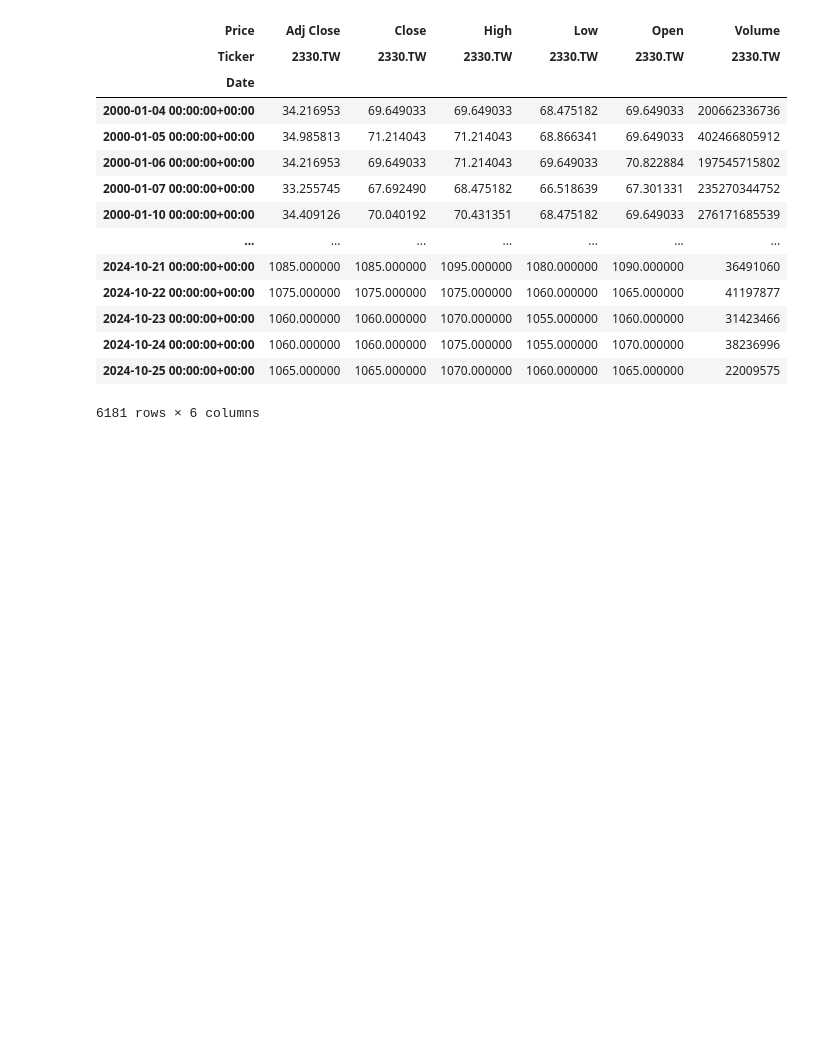
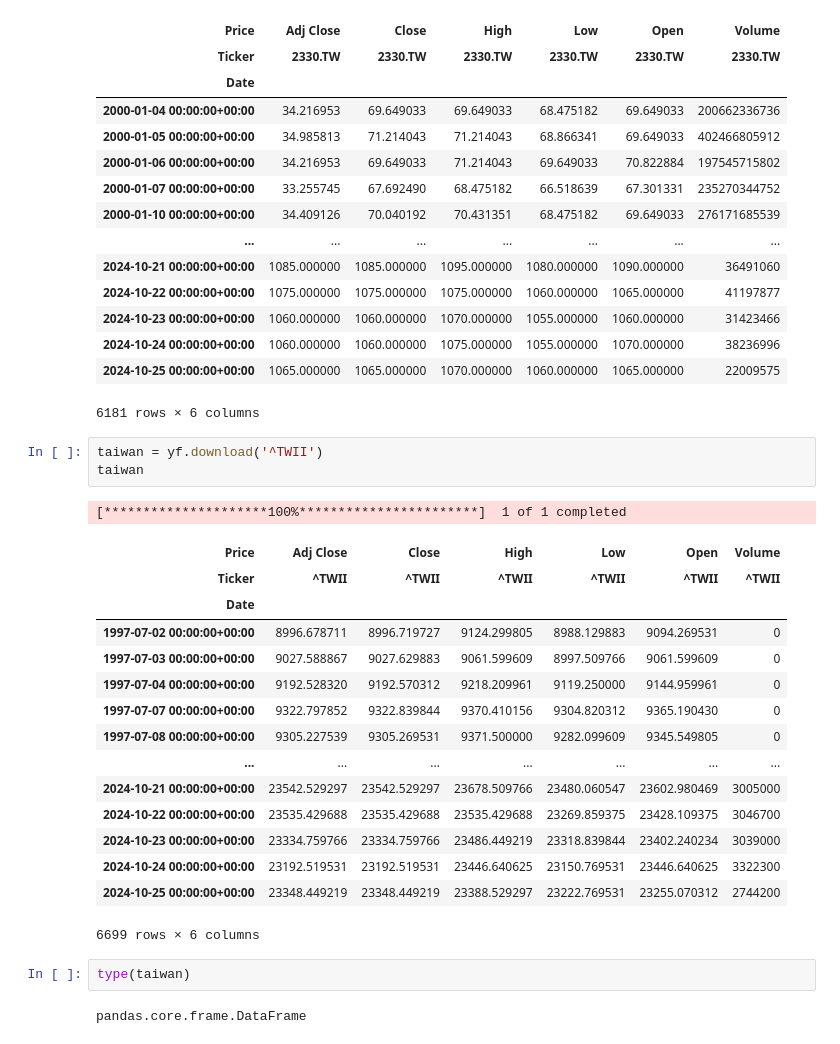
Before and after one commit to roberthsu2003/__2024_09_22_chihlee_sql__, a Jupyter notebook: lesson6/lesson6_4.ipynb, the cells around one changed output. Cells and saved outputs as stored; diff of their text form; blank space fills up the shorter version.

```diff
--- a/lesson6/lesson6_4.ipynb
+++ b/lesson6/lesson6_4.ipynb
@@ -19,3 +19,27 @@ data
 | 2024-10-24 00:00:00+00:00 | 1060.000000 | 1060.000000 | 1075.000000 | 1055.000000 | 1070.000000 | 38236996 |
 | 2024-10-25 00:00:00+00:00 | 1065.000000 | 1065.000000 | 1070.000000 | 1060.000000 | 1065.000000 | 22009575 |
 6181 rows × 6 columns
+# %%
+taiwan = yf.download('^TWII')
+taiwan
+# %% [output]
+[*********************100%***********************]  1 of 1 completed
+| Price | Adj Close | Close | High | Low | Open | Volume |
+| Ticker | ^TWII | ^TWII | ^TWII | ^TWII | ^TWII | ^TWII |
+| Date |  |  |  |  |  |  |
+| 1997-07-02 00:00:00+00:00 | 8996.678711 | 8996.719727 | 9124.299805 | 8988.129883 | 9094.269531 | 0 |
+| 1997-07-03 00:00:00+00:00 | 9027.588867 | 9027.629883 | 9061.599609 | 8997.509766 | 9061.599609 | 0 |
+| 1997-07-04 00:00:00+00:00 | 9192.528320 | 9192.570312 | 9218.209961 | 9119.250000 | 9144.959961 | 0 |
+| 1997-07-07 00:00:00+00:00 | 9322.797852 | 9322.839844 | 9370.410156 | 9304.820312 | 9365.190430 | 0 |
+| 1997-07-08 00:00:00+00:00 | 9305.227539 | 9305.269531 | 9371.500000 | 9282.099609 | 9345.549805 | 0 |
+| ... | ... | ... | ... | ... | ... | ... |
+| 2024-10-21 00:00:00+00:00 | 23542.529297 | 23542.529297 | 23678.509766 | 23480.060547 | 23602.980469 | 3005000 |
+| 2024-10-22 00:00:00+00:00 | 23535.429688 | 23535.429688 | 23535.429688 | 23269.859375 | 23428.109375 | 3046700 |
+| 2024-10-23 00:00:00+00:00 | 23334.759766 | 23334.759766 | 23486.449219 | 23318.839844 | 23402.240234 | 3039000 |
+| 2024-10-24 00:00:00+00:00 | 23192.519531 | 23192.519531 | 23446.640625 | 23150.769531 | 23446.640625 | 3322300 |
+| 2024-10-25 00:00:00+00:00 | 23348.449219 | 23348.449219 | 23388.529297 | 23222.769531 | 23255.070312 | 2744200 |
+6699 rows × 6 columns
+# %%
+type(taiwan)
+# %% [output]
+pandas.core.frame.DataFrame
```
Also changed, not shown: parts of 1 cell of this notebook.
